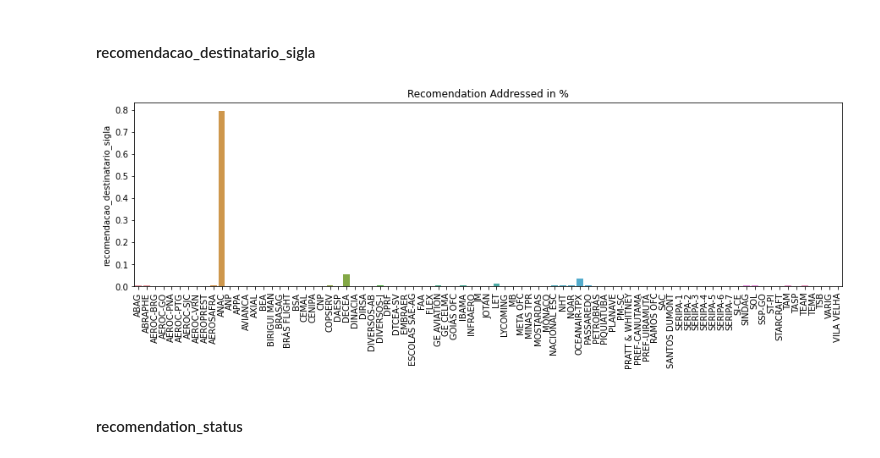
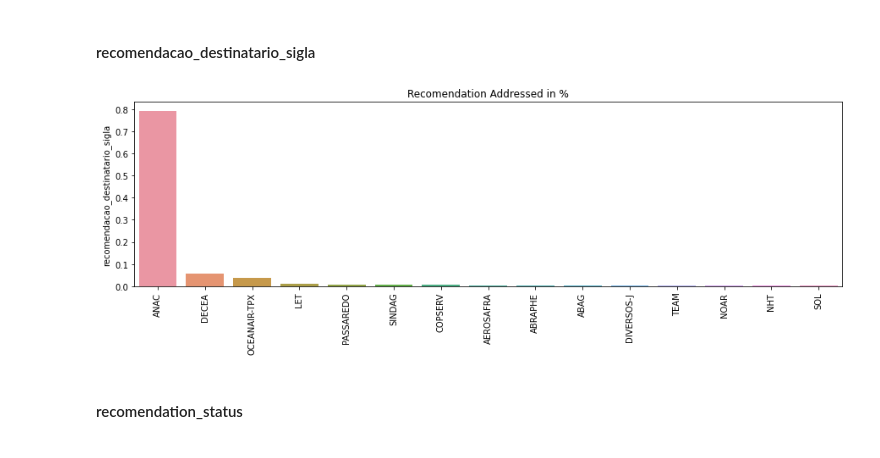
Before and after one commit to TaizAlves/aviation_occurencies, a Jupyter notebook: a3data_taiz_alves.ipynb, the cells around one changed output. Cells and saved outputs as stored; diff of their text form; code cells hidden in the pictures.

```diff
--- a/a3data_taiz_alves.ipynb
+++ b/a3data_taiz_alves.ipynb
@@ -294,18 +280,16 @@ df1.replace('*******', np.nan, inplace= True)
 df1.replace('*********', np.nan, inplace= True)
 # %%
 # ocorrencia_latitude e longitude
-df1.ocorrencia_latitude.replace(0, np.nan, inplace= True)
-df1.ocorrencia_longitude.replace(0, np.nan, inplace= True)
+#df1.ocorrencia_latitude.replace(0, np.nan, inplace= True)
+#df1.ocorrencia_longitude.replace(0, np.nan, inplace= True)
 df1.ocorrencia_latitude = df1.ocorrencia_latitude.apply( lambda x: re.sub('[***]',"",str(x)) )
 df1.ocorrencia_longitude = df1.ocorrencia_longitude.apply( lambda x: re.sub('[***]',"",str(x)) )
 df1.ocorrencia_latitude = df1.ocorrencia_latitude.apply( lambda x: re.sub('[°]',"",str(x)) )
 df1.ocorrencia_longitude = df1.ocorrencia_longitude.apply( lambda x: re.sub('[°]',"",str(x)) )
 # %%
 # aeronave_ano_fabricacao
-df1['aeronave_ano_fabricacao']= df1.loc[df1['aeronave_ano_fabricacao'].notnull()]['aeronave_ano_fabricacao'].astype('int32')
-
-df1['aeronave_ano_fabricacao'].replace(0.0, np.nan, inplace = True)
-df1['aeronave_ano_fabricacao'].replace(9999.0, np.nan, inplace = True)
+df1['aeronave_ano_fabricacao'].replace(0.0, 0, inplace = True)
+df1['aeronave_ano_fabricacao'].replace(9999.0, 0, inplace = True)
 # %%
 # drop duplicated and identity codes columns
 df1.drop(['codigo_ocorrencia', 'codigo_ocorrencia1', 'codigo_ocorrencia2','codigo_ocorrencia3', 'codigo_ocorrencia4', 'ocorrencia_pais'], axis=1, inplace=True)
@@ -357,6 +341,3 @@ recomendacao_status                36.824209
 recomendacao_destinatario_sigla    35.396124
 recomendacao_destinatario          35.396124
 dtype: float64
-# %%
-#df1.to_csv('./data/df1.csv', index=False)
-df1 = pd.read_csv('./data/df1.csv')
@@ -362,0 +348,17 @@ df1 = pd.read_csv('./data/df1.csv')
+# %%
+#mudar para datetime
+df1['ocorrencia_dia'] = pd.to_datetime(df1['ocorrencia_dia'], format='%d/%m/%Y')
+
+
+
+# recomendacao_dia_encaminhamento - 0 se dia for data com má formato
+df1['recomendacao_dia_encaminhamento'] = df1['recomendacao_dia_encaminhamento'].apply( lambda x: 0 if ((x == '0002-11-29') or( x =='0002-11-24')or (x == '0002-11-17') or (x == '0002-11-27') or (x == '0002-11-26')) else x )
+df1['recomendacao_dia_encaminhamento'] =   pd.to_datetime(df1['recomendacao_dia_encaminhamento'], format= '%Y-%m-%d')
+
+
+#recomendacao_dia_feedback
+df1['recomendacao_dia_feedback'] = df1['recomendacao_dia_feedback'].apply(lambda x: 0 if ((x == '0000-00-00') or (x == '0002-11-29') or (x == '0002-11-21') or (x == '0002-11-23')) else x)
+df1['recomendacao_dia_feedback'] =   pd.to_datetime(df1['recomendacao_dia_feedback'], format= '%Y-%m-%d')
+
+#recomendacao_dia_assinatura
+df1['recomendacao_dia_assinatura'] =   pd.to_datetime(df1['recomendacao_dia_assinatura'], format= '%Y-%m-%d')
@@ -799,12 +835,12 @@ df1.groupby('recomendacao_conteudo')['recomendacao_conteudo'].agg(frequencia_nr=
 # %% [markdown]
 #### recomendacao_destinatario_sigla
 # %%
-recomendation_address = df1.recomendacao_destinatario_sigla.value_counts(normalize= True).to_frame()
+recomendation_address = df2.recomendacao_destinatario_sigla.value_counts(normalize= True).to_frame()[0:15]
 
 bar_plot_quantity_value_counts(recomendation_address, 'recomendacao_destinatario_sigla' , 'Recomendation Addressed in %')
 plt.xticks(rotation = 90);
 # %% [output]
-[figure, old version]
+[figure, new version]
 # %% [markdown]
 #### recomendation_status
 # %%
```
Also changed, not shown: parts of 112 cells of this notebook.
